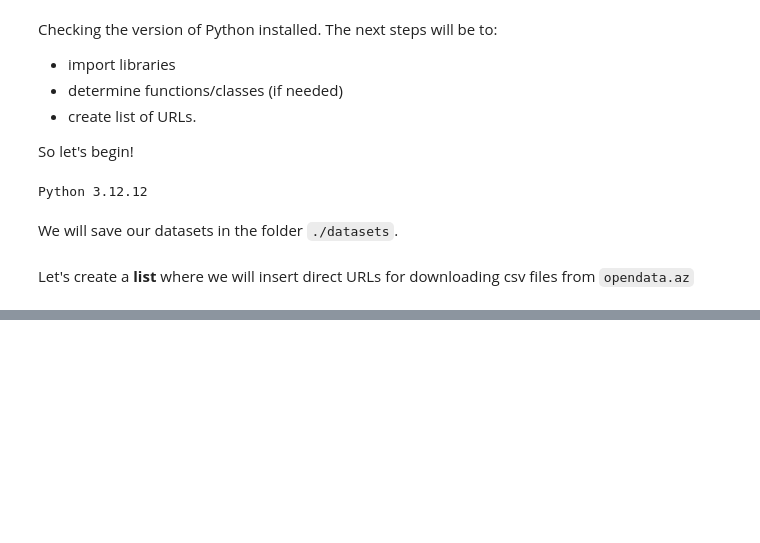
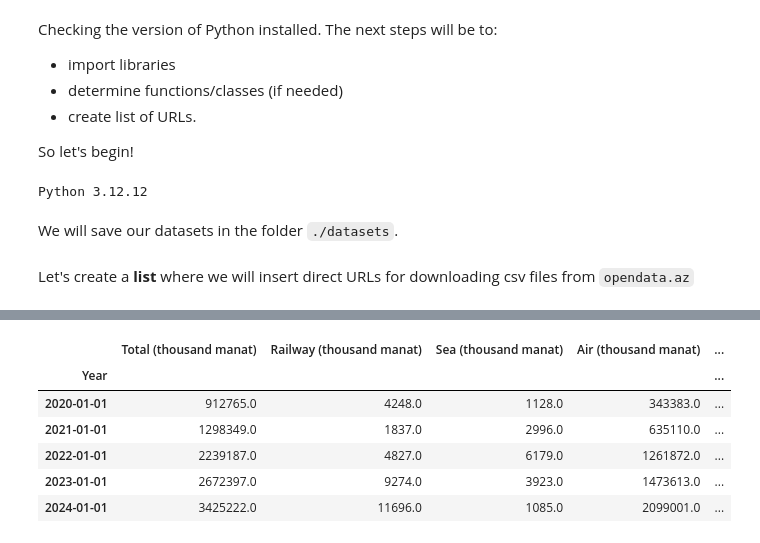
Before and after one commit to vugaer/OpenData.AZ-Analysis, a Jupyter notebook: analyzes/analyze.ipynb, the cells around one changed output, grey strips where cells are left out. Saved outputs shown, nothing was run; the diff lists cells and outputs as text; code cells hidden in the pictures; blank space fills up the shorter version.

```diff
--- a/analyzes/analyze.ipynb
+++ b/analyzes/analyze.ipynb
@@ -62,0 +87,28 @@ def sniffer(file_path, bytes_to_sniff=4096, encoding='utf-8'):
+# %%
+df1 = loadf(1)  # reload doesn't affect
+
+df1.set_index(df1['Year'], inplace=True)
+df1.drop(columns=['Year', 'Unnamed: 1', 'Tramvay (min manat)', 'Trolleybus (min manat)'], inplace=True)
+en2azcols = {
+    "Cəmi (min manat)": "Total (thousand manat)",
+    "Dəmir yolu (min manat)": "Railway (thousand manat)",
+    "Dəniz (min manat)": "Sea (thousand manat)",
+    "Hava (min manat)": "Air (thousand manat)",
+    "Avtomobil (min manat)": "Automobile (thousand manat)",
+    "Avtobus (min manat)": "Bus (thousand manat)",
+    "Taksi (min manat)": "Taxi (thousand manat)",
+    "Metro (min manat)": "Metro (thousand manat)"
+}
+df1.rename(columns=en2azcols, inplace=True)
+df1.index = pd.to_datetime(df1.index, format='%Y')
+df1.sort_index(ascending=True, inplace=True)
+
+df1.tail()
+# %% [output]
+|  | Total (thousand manat) | Railway (thousand manat) | Sea (thousand manat) | Air (thousand manat) | ... |
+| Year |  |  |  |  | ... |
+| 2020-01-01 | 912765.0 | 4248.0 | 1128.0 | 343383.0 | ... |
+| 2021-01-01 | 1298349.0 | 1837.0 | 2996.0 | 635110.0 | ... |
+| 2022-01-01 | 2239187.0 | 4827.0 | 6179.0 | 1261872.0 | ... |
+| 2023-01-01 | 2672397.0 | 9274.0 | 3923.0 | 1473613.0 | ... |
+| 2024-01-01 | 3425222.0 | 11696.0 | 1085.0 | 2099001.0 | ... |
```
Also changed, not shown: parts of 7 cells of this notebook.
